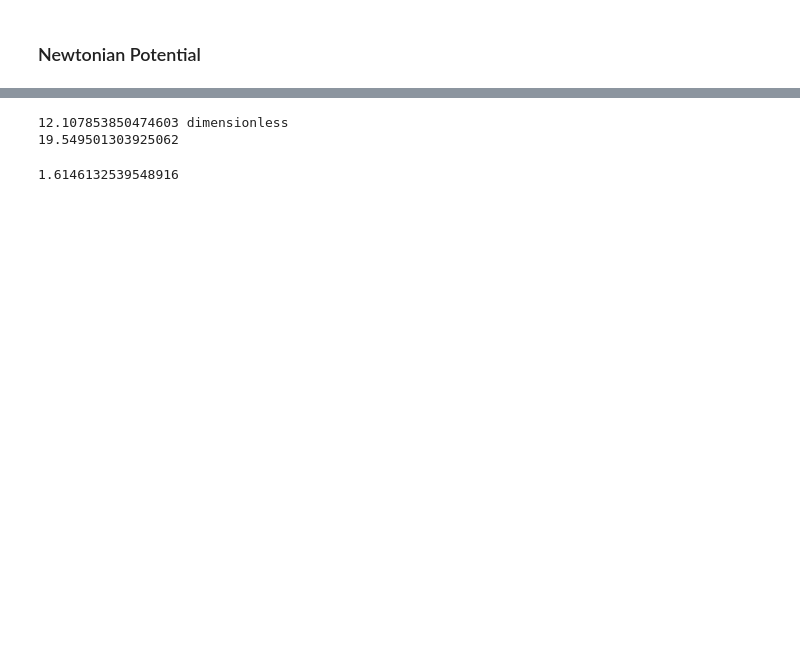
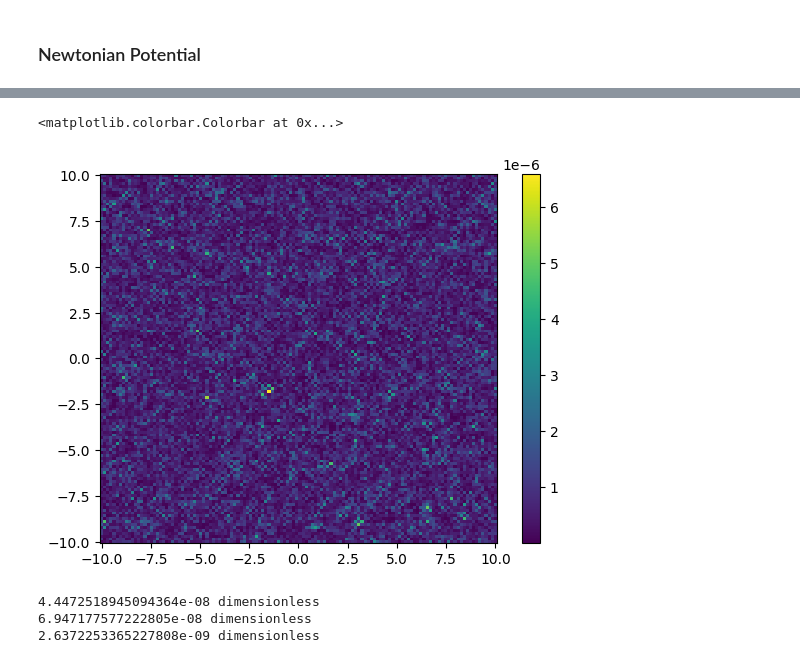
Before and after one commit to lsou343/Scalarverse, a Jupyter notebook: Exec/Inflation/Newtonian/Analysis/Visualization.ipynb, the cells around one changed output, grey strips where cells are left out. Drawn from its saved outputs; the diff is of its cells as text; code cells hidden in the pictures; blank space fills up the shorter version.

```diff
--- a/Exec/Inflation/Newtonian/Analysis/Visualization.ipynb
+++ b/Exec/Inflation/Newtonian/Analysis/Visualization.ipynb
@@ -500,16 +150,0 @@ Text(0.5, 1.0, '$\\langle \\Phi \\rangle / \\langle \\phi \\rangle$')
-# %%
-
-for i in range_plot2:
-    size = N ** 3
-    skip = i * (size + 1)
-    a = sf[i,1]
-    constant = a * A ** 2
-    phi = np.loadtxt("../../../clustereasy/slices0_0.dat", skiprows=skip, max_rows=size)
-    phi = np.reshape(phi, [N, N, N])    # Field
-    phi /=  (A * a ** 1.5)
-    data = np.loadtxt(f"Data/Phi/Phi{i}.txt") # Newtonian
-    data /= constant
-    plt.plot(np.linspace(-20, 20, N), phi[N2, :, N2],color=colours(i))
-
-
-plt.title(r"$\phi$")
@@ -587,10 +151,39 @@ plt.legend()
-# %%
-print(np.max(rho))
-print(np.max(lapl))
-# %% [output]
-12.107853850474603 dimensionless
-19.549501303925062
-# %%
-19.549501303925062/12.107853850474603
-# %% [output]
-1.6146132539548916
+# %%
+def incr(n):
+    if n == 127:
+        return 0
+    else:
+        return n + 1
+
+def decr(n):
+    if n == 0:
+        return 127
+    else:
+        return n - 1
+
+grad_phi = np.zeros((128,128,128))
+for i in range(128):
+    for j in range(128):
+        for k in range(128):
+            grad_phi[i,j,k] = ((data[incr(i),j,k] - data[decr(i),j,k]) ** 2 +
+                               (data[i,incr(j),k] - data[i,decr(j),k]) ** 2 +
+                               (data[i,j,incr(k)] - data[i,j,decr(k)]) ** 2
+                               )
+grad_phi /= 8 * (20 / 128) ** 2
+# %%
+xs = np.linspace(-10,10,128)
+x,y = np.meshgrid(xs,xs,indexing='ij')
+plt.pcolormesh(x,y,grad_phi[64,:,:])
+plt.colorbar()
+# %% [output]
+<matplotlib.colorbar.Colorbar at 0x...>
+[figure, added]
+# %%
+i,j,k = 64,64,0
+print((data[incr(i),j,k] - data[decr(i),j,k]) ** 2)
+print((data[i,incr(j),k] - data[i,decr(j),k]) ** 2)
+print((data[i,j,incr(k)] - data[i,j,decr(k)]) ** 2)
+# %% [output]
+4.4472518945094364e-08 dimensionless
+6.947177577222805e-08 dimensionless
+2.6372253365227808e-09 dimensionless
```
Also changed, not shown: parts of 42 cells of this notebook, 3 other files.
